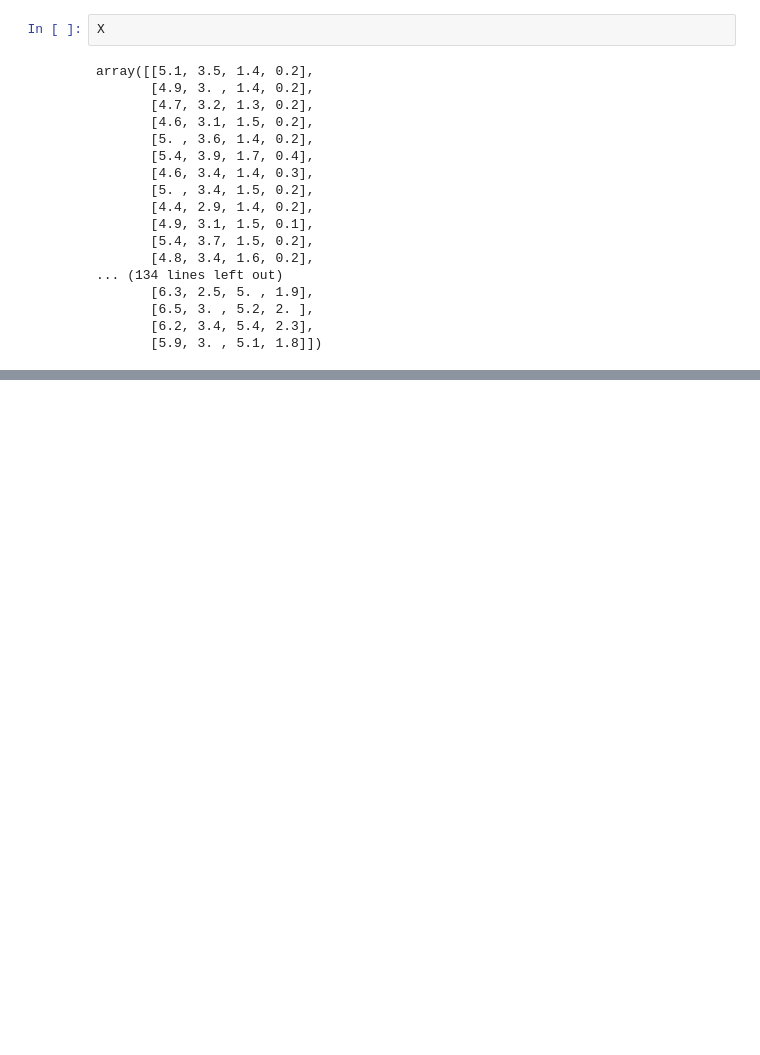
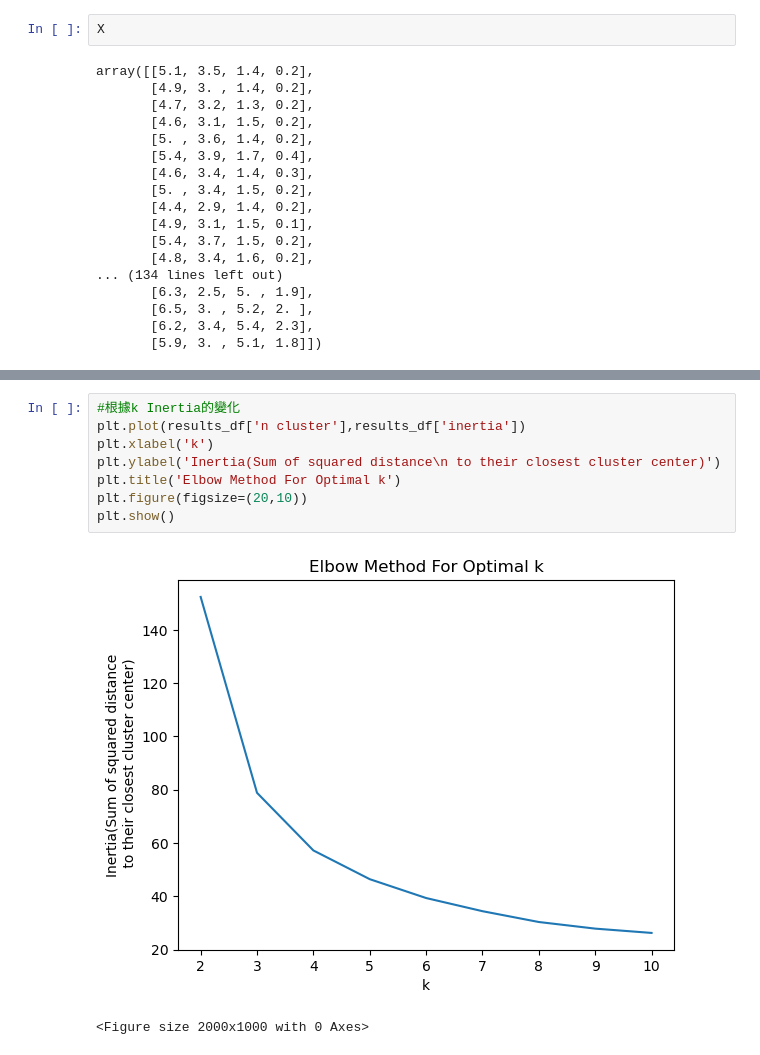
Before and after one commit to BlakeChiu/python, a Jupyter notebook: Iris_Clustering/pratice2.ipynb, the cells around one changed output, grey strips where cells are left out. Cells and saved outputs as stored; diff of their text form; blank space fills up the shorter version.

```diff
--- a/Iris_Clustering/pratice2.ipynb
+++ b/Iris_Clustering/pratice2.ipynb
@@ -85,0 +103,11 @@ results_df
+# %%
+#根據k Inertia的變化
+plt.plot(results_df['n cluster'],results_df['inertia'])
+plt.xlabel('k')
+plt.ylabel('Inertia(Sum of squared distance\n to their closest cluster center)')
+plt.title('Elbow Method For Optimal k')
+plt.figure(figsize=(20,10))
+plt.show()
+# %% [output]
+[figure, added]
+<Figure size 2000x1000 with 0 Axes>
```
Also changed, not shown: parts of 28 cells of this notebook.
